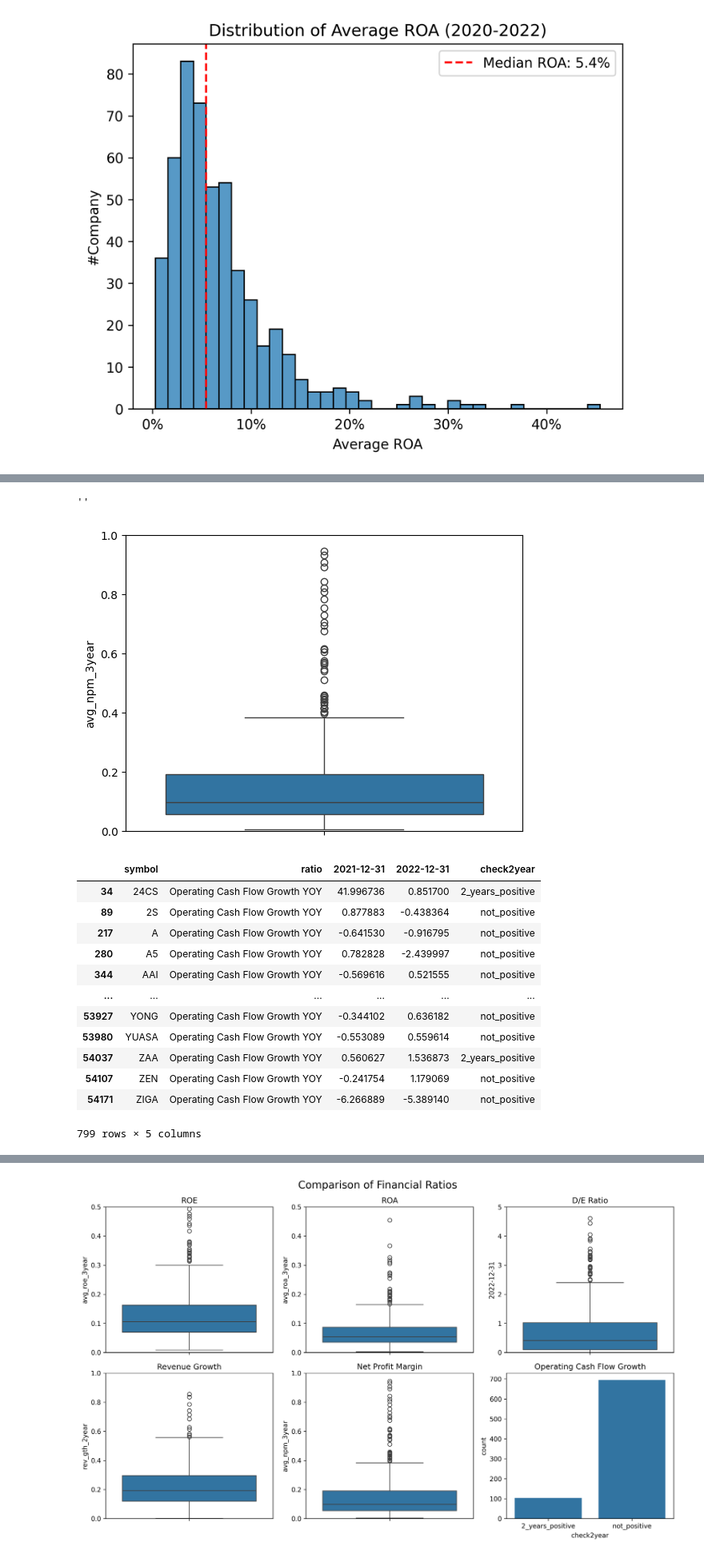
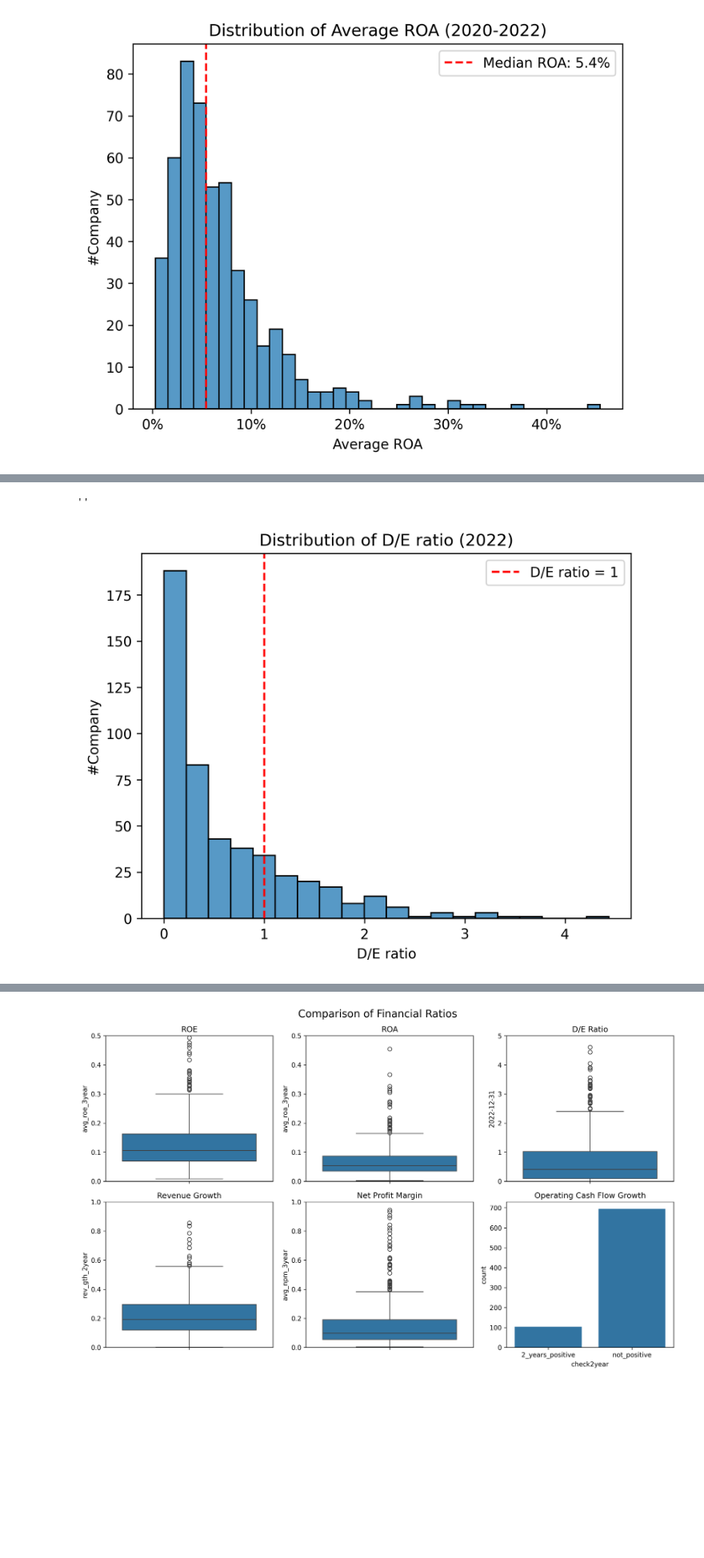
Before and after one commit to suparuek2405/Stock-screening-with-python, a Jupyter notebook: Group_assignment_Tacocat_set_yfinance.ipynb, the cells around one changed output, grey strips where cells are left out. Shown at 80% size. Cells and saved outputs as stored; diff of their text form; code cells hidden in the pictures; blank space fills up the shorter version.

Commit message:
add plot

```diff
--- a/Group_assignment_Tacocat_set_yfinance.ipynb
+++ b/Group_assignment_Tacocat_set_yfinance.ipynb
@@ -748,32 +612,21 @@ plt.ylim(0, 1)
-# %%
-npm = get_net_profit_margin(2020,2022)
-npm.dropna(inplace=True) #drop na values
-npm = npm[(npm[['2020-12-31', '2021-12-31', '2022-12-31']] > 0).all(axis=1)] #all value must greater than 0
-npm['avg_npm_3year'] = npm[['2020-12-31', '2021-12-31', '2022-12-31']].mean(axis=1) #get average 3 year
-sns.boxplot(y='avg_npm_3year', data=npm)
-plt.ylim(0, 1)
-;
-# %% [output]
-''
-[figure, removed]
-# %%
-oper = get_operating_cashflow_growth(2020,2022)
-oper.dropna(inplace=True) #drop na values
-oper['check2year'] = ((oper['2021-12-31'] > 0) & (oper['2022-12-31'] > 0)).apply(lambda x: '2_years_positive' if x else 'not_positive')
-#oper = oper[(oper[['2021-12-31', '2022-12-31']] > 0).all(axis=1)] #all value must greater than 0
-#set label to be 2 year more than 0
-oper
-# %% [output]
-|  | symbol | ratio | 2021-12-31 | 2022-12-31 | check2year |
-| 34 | 24CS | Operating Cash Flow Growth YOY | 41.996736 | 0.851700 | 2_years_positive |
-| 89 | 2S | Operating Cash Flow Growth YOY | 0.877883 | -0.438364 | not_positive |
-| 217 | A | Operating Cash Flow Growth YOY | -0.641530 | -0.916795 | not_positive |
-| 280 | A5 | Operating Cash Flow Growth YOY | 0.782828 | -2.439997 | not_positive |
-| 344 | AAI | Operating Cash Flow Growth YOY | -0.569616 | 0.521555 | not_positive |
-| ... | ... | ... | ... | ... | ... |
-| 53927 | YONG | Operating Cash Flow Growth YOY | -0.344102 | 0.636182 | not_positive |
-| 53980 | YUASA | Operating Cash Flow Growth YOY | -0.553089 | 0.559614 | not_positive |
-| 54037 | ZAA | Operating Cash Flow Growth YOY | 0.560627 | 1.536873 | 2_years_positive |
-| 54107 | ZEN | Operating Cash Flow Growth YOY | -0.241754 | 1.179069 | not_positive |
-| 54171 | ZIGA | Operating Cash Flow Growth YOY | -6.266889 | -5.389140 | not_positive |
-799 rows × 5 columns
+# %%
+#condition for DE
+de = get_de(2022) #using data only 2022
+de.dropna(inplace=True) #drop na values
+de = de[(de[['2022-12-31']] <= 5).all(axis=1) & (de[['2022-12-31']] > 0).all(axis=1)] #filter outlier
+de = de[de['symbol'].isin(set(roe['symbol']))] #filter only symbol contains in roe table
+
+#plot data
+sns.histplot(x='2022-12-31', data=de)
+plt.axvline(1, color='red', linestyle='--', label=f'D/E ratio = 1') #add de line = 1
+plt.title('Distribution of D/E ratio (2022)')
+plt.xlabel('D/E ratio')
+plt.ylabel('#Company')
+plt.legend()
+
+# Save the figure
+de_plot = plt.gcf()  # get the current figure
+;
+# %% [output]
+''
+[figure, added]
```
Also changed, not shown: parts of 15 cells of this notebook.
